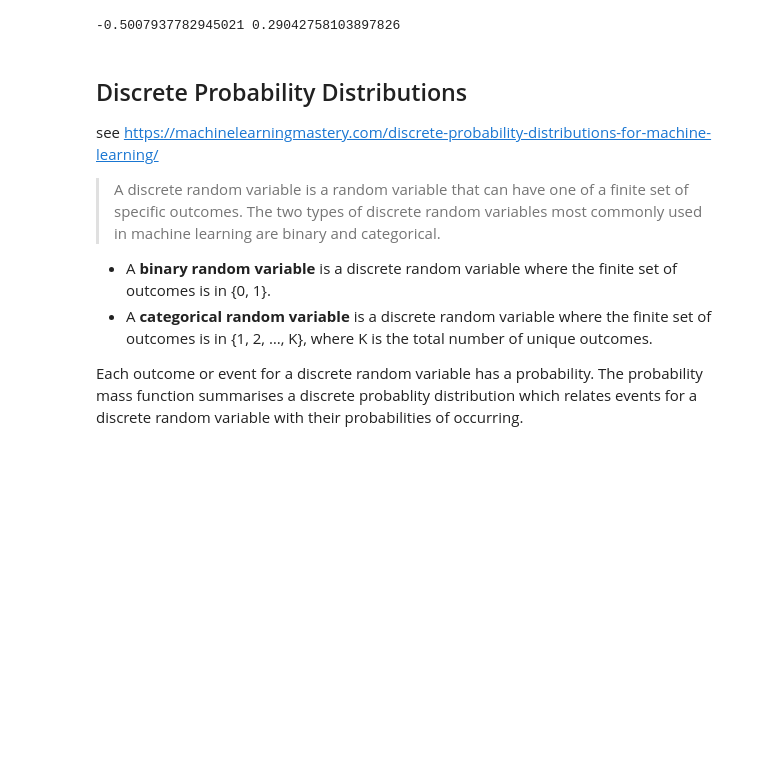
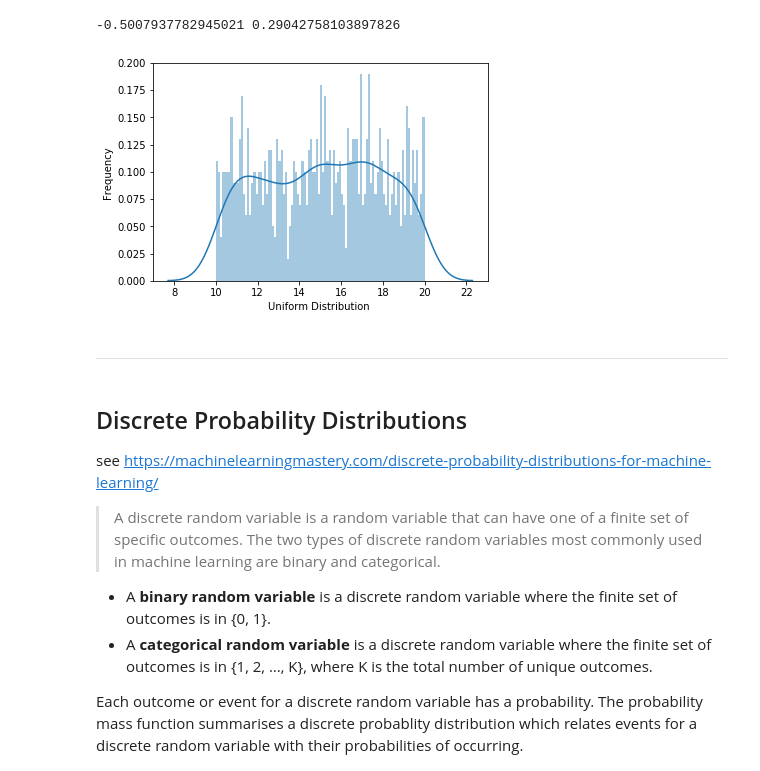
Before and after one commit to angela1C/Programming-for-Data-Analysis-numpy.random-project-2019, a Jupyter notebook: NumpyRandom.ipynb, the cells around one changed output. Saved outputs shown, nothing was run; the diff lists cells and outputs as text; code cells hidden in the pictures; blank space fills up the shorter version.

```diff
--- a/NumpyRandom.ipynb
+++ b/NumpyRandom.ipynb
@@ -1171,6 +1193,21 @@ u1 = np.random.uniform(a,b,1000)
 print(np.mean(u1), np.std(u1))
 # %% [output]
 -0.5007937782945021 0.29042758103897826
+# %%
+# plotting random numbers from uniform distribution using the seaborn distplot.
+n = 10000
+a = 10
+b = 20
+s = np.random.uniform(a,b,1000)
+
+
+ax = sns.distplot(s,bins=100)
+ax.set(xlabel='Uniform Distribution ', ylabel='Frequency')
+plt.show()
+# %% [output]
+[figure, added]
+# %% [markdown]
+***
 # %% [markdown]
 ## Discrete Probability Distributions
 
```
Also changed, not shown: parts of 27 cells of this notebook, 1 other file.
